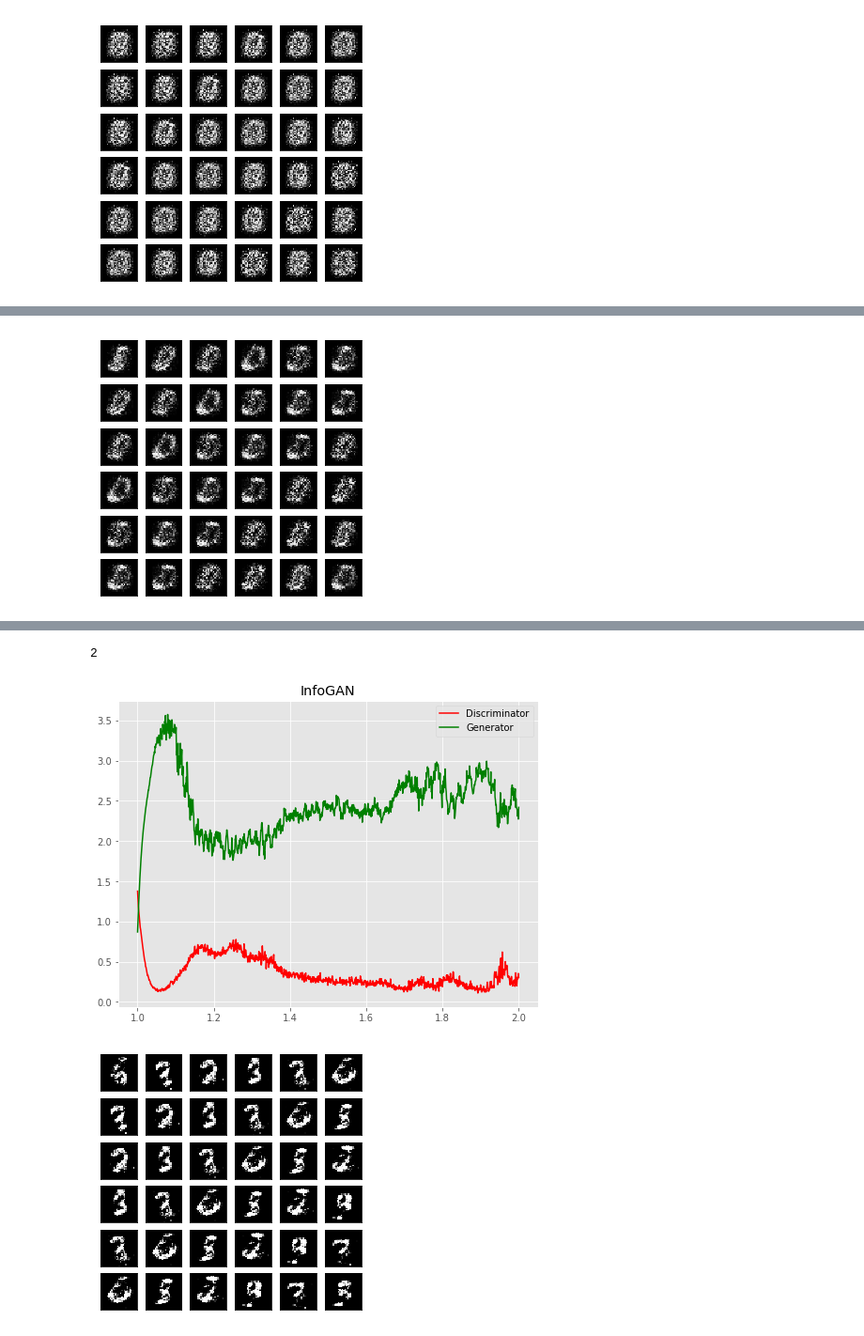
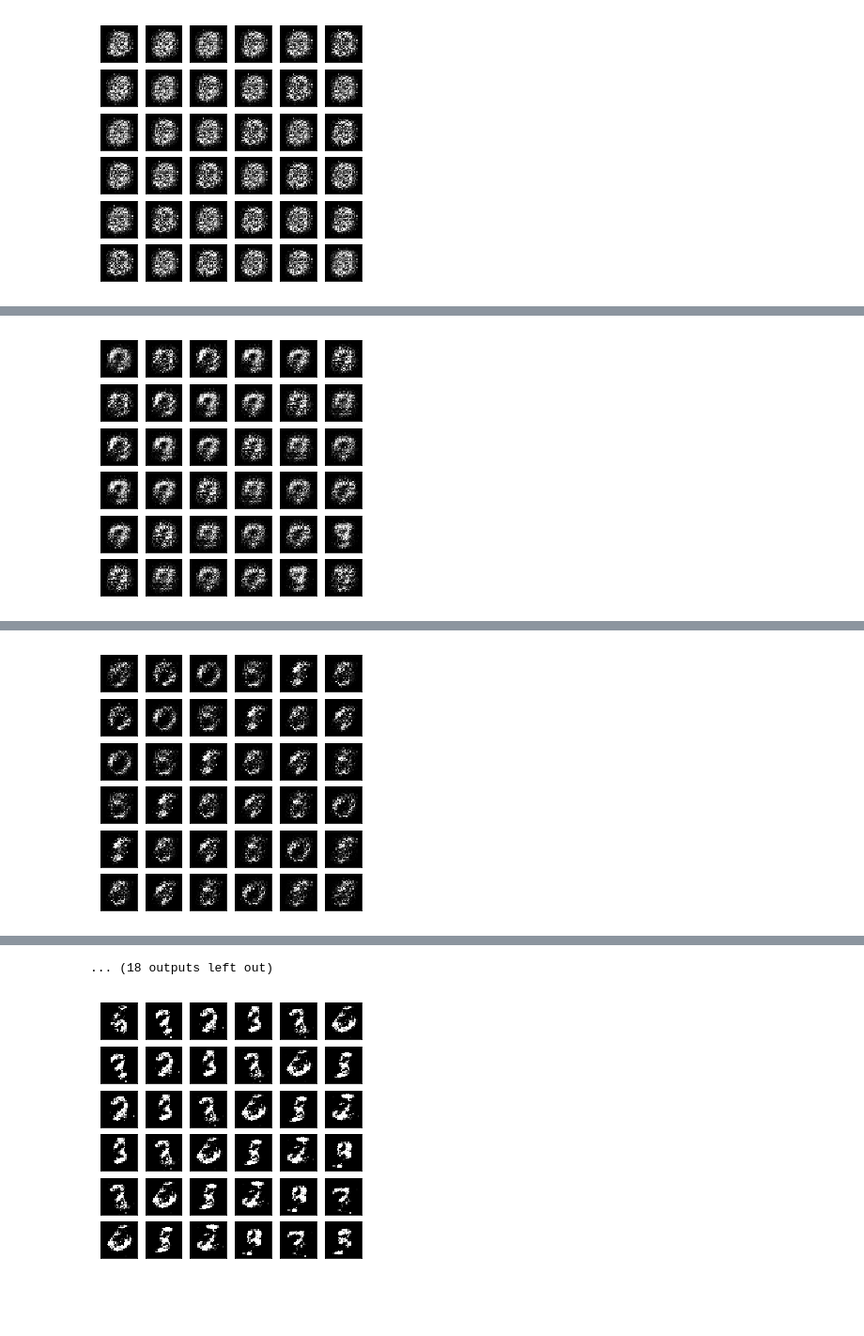
Before and after one commit to shayneobrien/generative-models, a Jupyter notebook: notebooks/11-information-gan.ipynb, the cells around one changed output, grey strips where cells are left out. Shown at 94% size. Cells and saved outputs as stored; diff of their text form; code cells hidden in the pictures; blank space fills up the shorter version.

```diff
--- a/notebooks/11-information-gan.ipynb
+++ b/notebooks/11-information-gan.ipynb
@@ -51,7 +51,7 @@ def to_cuda(x):
 %matplotlib inline
 
 # Load in binarized MNIST data, separate into data loaders
-train_iter, val_iter, test_iter = get_data()
+# train_iter, val_iter, test_iter = get_data()
 
 
 class Generator(nn.Module):
@@ -233,16 +233,12 @@ class InfoGANTrainer:
         Input:
             images: batch of images (reshaped to [batch_size, 784])
         Output:
-            D_loss: non-saturing loss for discriminator
+            D_loss: InfoGAN non-saturating loss for discriminator
             -E[log(D(x))] - E[log(1 - D(G(c, z)))]
         """
-        # Generate labels (ones indicate real images, zeros indicate generated)
-        X_labels = to_cuda(torch.ones(images.shape[0], 1))
-        G_labels = to_cuda(torch.zeros(images.shape[0], 1))
 
         # Classify the real batch images, get the loss for these
         DX_score = self.model.D(images)
-        DX_loss = F.binary_cross_entropy(DX_score, X_labels)
 
         # Sample noise z, generate output G(c, z)
         noise = self.compute_noise(images.shape[0], self.model.z_dim,
@@ -251,12 +247,11 @@ class InfoGANTrainer:
 
         # Classify the fake batch images, get the loss for these using sigmoid cross entropy
         DG_score = self.model.D(G_output)
-        DG_loss = F.binary_cross_entropy(DG_score, G_labels)
 
         # Compute vanilla (original paper) D loss
-        D_loss = DX_loss + DG_loss
+        D_loss = -torch.mean(torch.log(DX_score + 1e-8) + torch.log(1 - DG_score + 1e-8))
 
-        return D_loss
+        return torch.sum(D_loss)
 
     def train_G(self, images):
         """ Run 1 step of training for generator
@@ -267,8 +262,6 @@ class InfoGANTrainer:
             G_loss: non-saturating loss for how well G(z) fools D
             -E[log(D(G(c, z)))]
         """
-        # Generate labels for the generator batch images (all 0, since they are fake)
-        G_labels = to_cuda(torch.ones(images.shape[0], 1))
 
         # Get noise (denoted z), classify it using G, then classify the output of G using D.
         noise = self.compute_noise(images.shape[0], self.model.z_dim,
@@ -277,7 +270,7 @@ class InfoGANTrainer:
         DG_score = self.model.D(G_output) # D(G(c, z))
 
         # Compute the non-saturating loss for how D did versus the generations of G using sigmoid cross entropy
-        G_loss = F.binary_cross_entropy(DG_score, G_labels)
+        G_loss = -torch.mean(torch.log(DG_score + 1e-8))
 
         return G_loss
 
@@ -416,7 +409,7 @@ trainer = InfoGANTrainer(model=model,
                          test_iter=test_iter,
                          viz=True)
 
-trainer.train(num_epochs=2,
+trainer.train(num_epochs=25,
               G_lr=2e-4,
               D_lr=2e-4,
               D_steps=1)
@@ -426 +419 @@ Epoch[1/2], G Loss: 2.3379, D Loss: 0.4592, MI Loss: 2.9453
-[figure, old version]
+[figure, new version]
@@ -428 +421 @@ Epoch[2/2], G Loss: 2.5565, D Loss: 0.2364, MI Loss: 1.0847
-[figure, old version]
+[figure, new version]
@@ -428,0 +423 @@ Epoch[2/2], G Loss: 2.5565, D Loss: 0.2364, MI Loss: 1.0847
+[figure, added]
@@ -429,11 +429,4 @@ Epoch[2/2], G Loss: 2.5565, D Loss: 0.2364, MI Loss: 1.0847
+... (18 outputs left out)
-# %%
-trainer.num_epochs
-# %% [output]
-2
-# %%
-trainer.viz_loss()
-# %% [output]
-[figure, removed]
 # %%
 # c does not innately correspond to the digit being produced
 # These seem to be 3. They would be crisper given a stronger GAN architecture.
```
Also changed, not shown: parts of 1 cell of this notebook, 15 other files.
